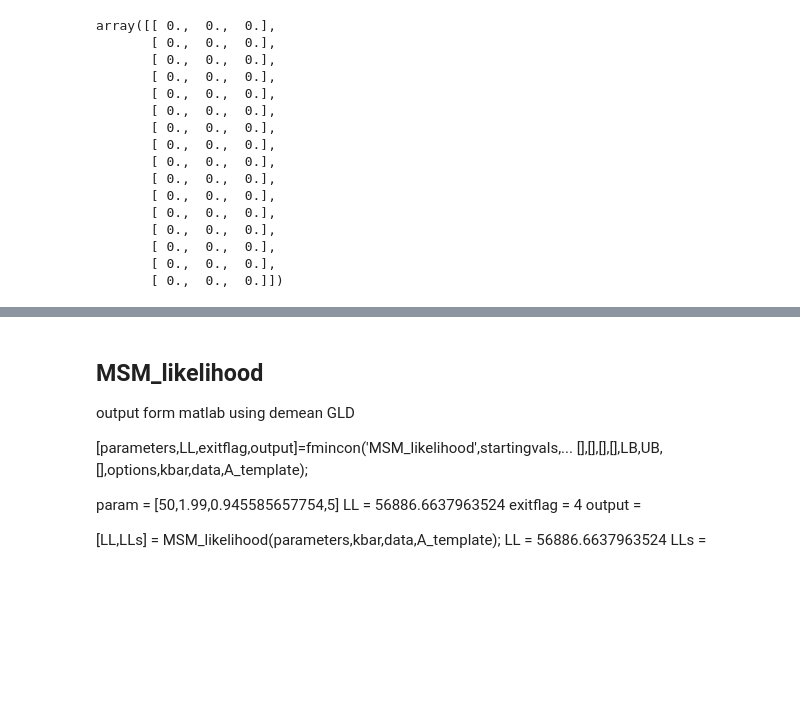
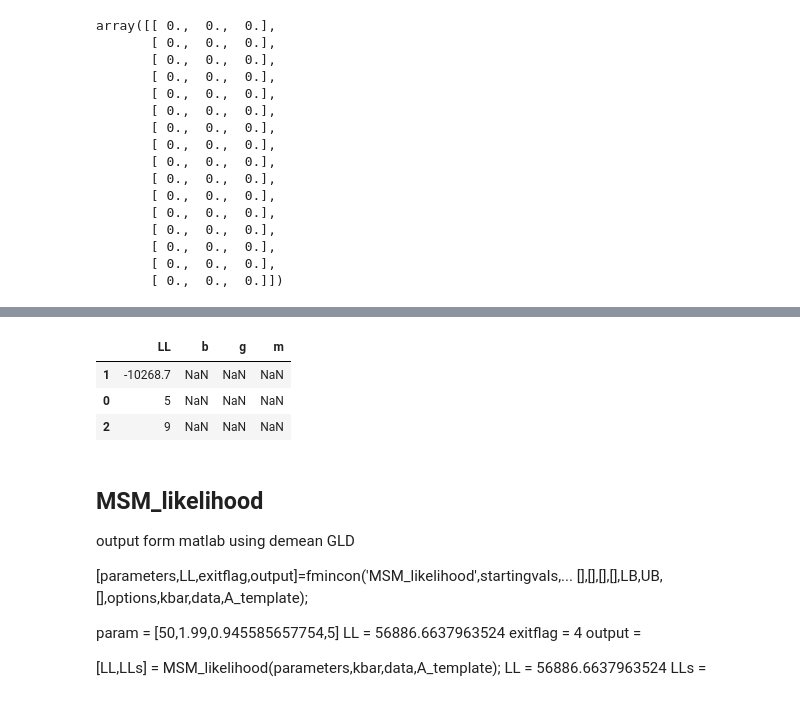
Before and after one commit to lawofearth/MSM_Thanasarn, a Jupyter notebook: 180130_MSM_test.ipynb, the cells around one changed output, grey strips where cells are left out. Saved outputs shown, nothing was run; the diff lists cells and outputs as text; code cells hidden in the pictures; blank space fills up the shorter version.

```diff
--- a/180130_MSM_test.ipynb
+++ b/180130_MSM_test.ipynb
@@ -204,0 +224,7 @@ array([[ 0.,  0.,  0.],
+# %%
+LL_storage.sort_values(by = ['LL'], ascending=False)
+# %% [output]
+|  | LL | b | g | m |
+| 1 | -10268.7 | NaN | NaN | NaN |
+| 0 | 5 | NaN | NaN | NaN |
+| 2 | 9 | NaN | NaN | NaN |
```
Also changed, not shown: parts of 11 cells of this notebook, 3 other files.
